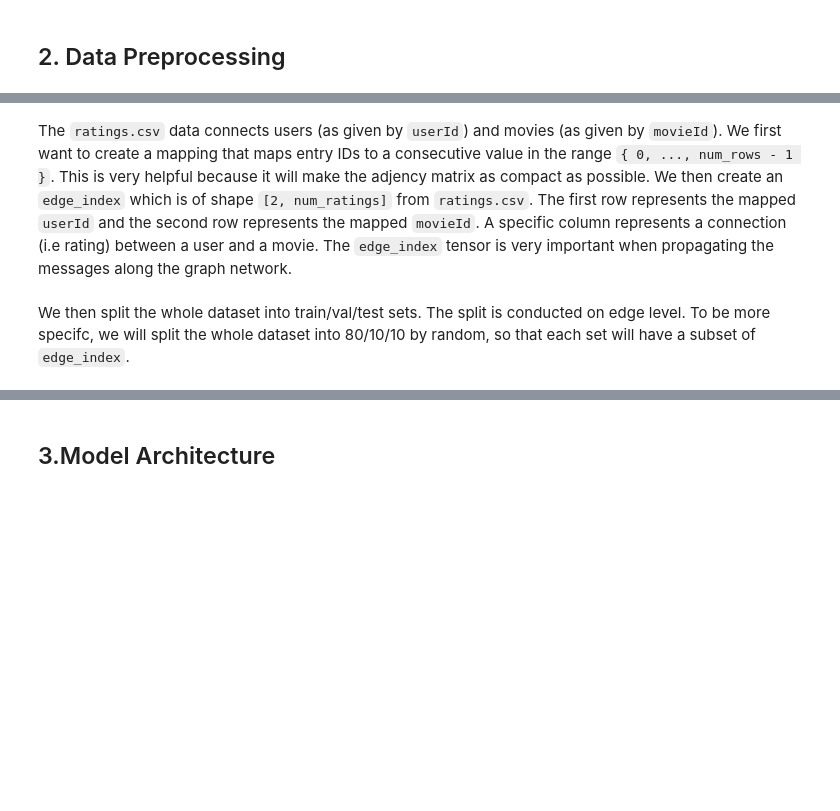
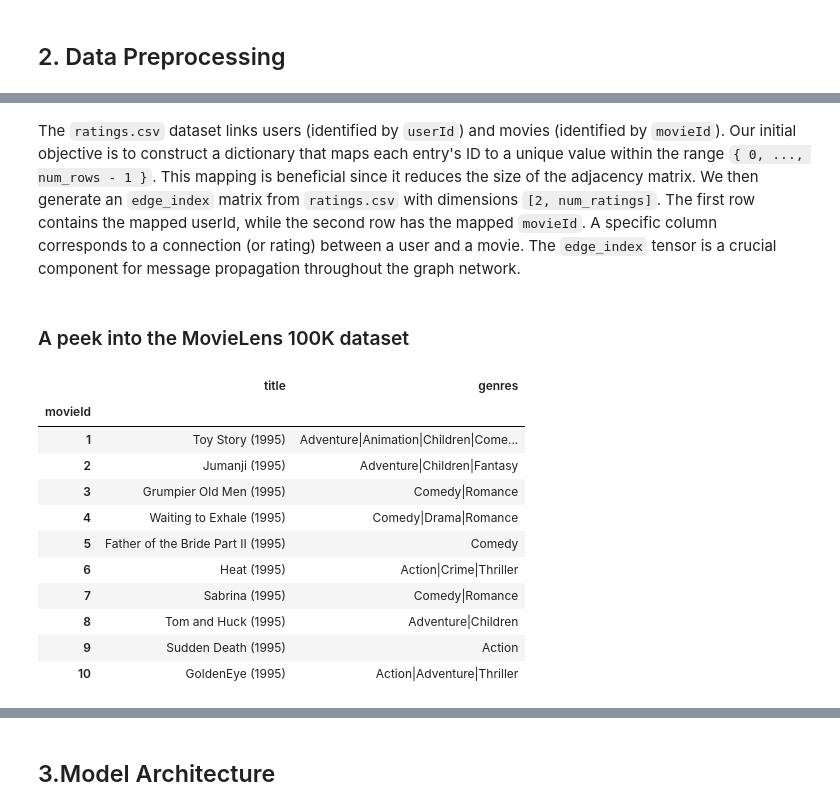
Before and after one commit to Weimw/movielens-project, a Jupyter notebook: CS224w_project.ipynb, the cells around one changed output, grey strips where cells are left out. Drawn from its saved outputs; the diff is of its cells as text; code cells hidden in the pictures; blank space fills up the shorter version.

```diff
--- a/CS224w_project.ipynb
+++ b/CS224w_project.ipynb
@@ -42,6 +44,6 @@ Downloading https://files.grouplens.org/datasets/movielens/ml-latest-small.zip
 Extracting ./ml-latest-small.zip
 # %% [markdown]
-The `ratings.csv` data connects users (as given by `userId`) and movies (as given by `movieId`). We first want to create a mapping that maps entry IDs to a consecutive value in the range `{ 0, ..., num_rows - 1 }`. This is very helpful because it will make the adjency matrix as compact as possible. We then create an `edge_index` which is of shape `[2, num_ratings]` from `ratings.csv`. The first row represents the mapped `userId` and the second row represents the mapped `movieId`. A specific column represents a connection (i.e rating) between a user and a movie. The `edge_index` tensor is very important when propagating the messages along the graph network.
+The `ratings.csv` dataset links users (identified by `userId`) and movies (identified by `movieId`). Our initial objective is to construct a dictionary that maps each entry's ID to a unique value within the range `{ 0, ..., num_rows - 1 }`. This mapping is beneficial since it reduces the size of the adjacency matrix. We then generate an `edge_index` matrix from `ratings.csv` with dimensions `[2, num_ratings]`. The first row contains the mapped userId, while the second row has the mapped `movieId`. A specific column corresponds to a connection (or rating) between a user and a movie. The `edge_index` tensor is a crucial component for message propagation throughout the graph network.
 # %%
 def preprocessing(movie_path: str, rating_path: str):
   '''
@@ -85,2 +90,18 @@ edge_index, num_users, num_movies = preprocessing(movie_path, rating_path)
-# %% [markdown]
-We then split the whole dataset into train/val/test sets. The split is conducted on edge level. To be more specifc, we will split the whole dataset into 80/10/10 by random, so that each set will have a subset of `edge_index`.
+# %% [markdown]
+### A peek into the MovieLens 100K dataset
+# %%
+# format for movie
+movie_df.head(10)
+# %% [output]
+|  | title | genres |
+| movieId |  |  |
+| 1 | Toy Story (1995) | Adventure|Animation|Children|Come... |
+| 2 | Jumanji (1995) | Adventure|Children|Fantasy |
+| 3 | Grumpier Old Men (1995) | Comedy|Romance |
+| 4 | Waiting to Exhale (1995) | Comedy|Drama|Romance |
+| 5 | Father of the Bride Part II (1995) | Comedy |
+| 6 | Heat (1995) | Action|Crime|Thriller |
+| 7 | Sabrina (1995) | Comedy|Romance |
+| 8 | Tom and Huck (1995) | Adventure|Children |
+| 9 | Sudden Death (1995) | Action |
+| 10 | GoldenEye (1995) | Action|Adventure|Thriller |
```
Also changed, not shown: parts of 29 cells of this notebook.
